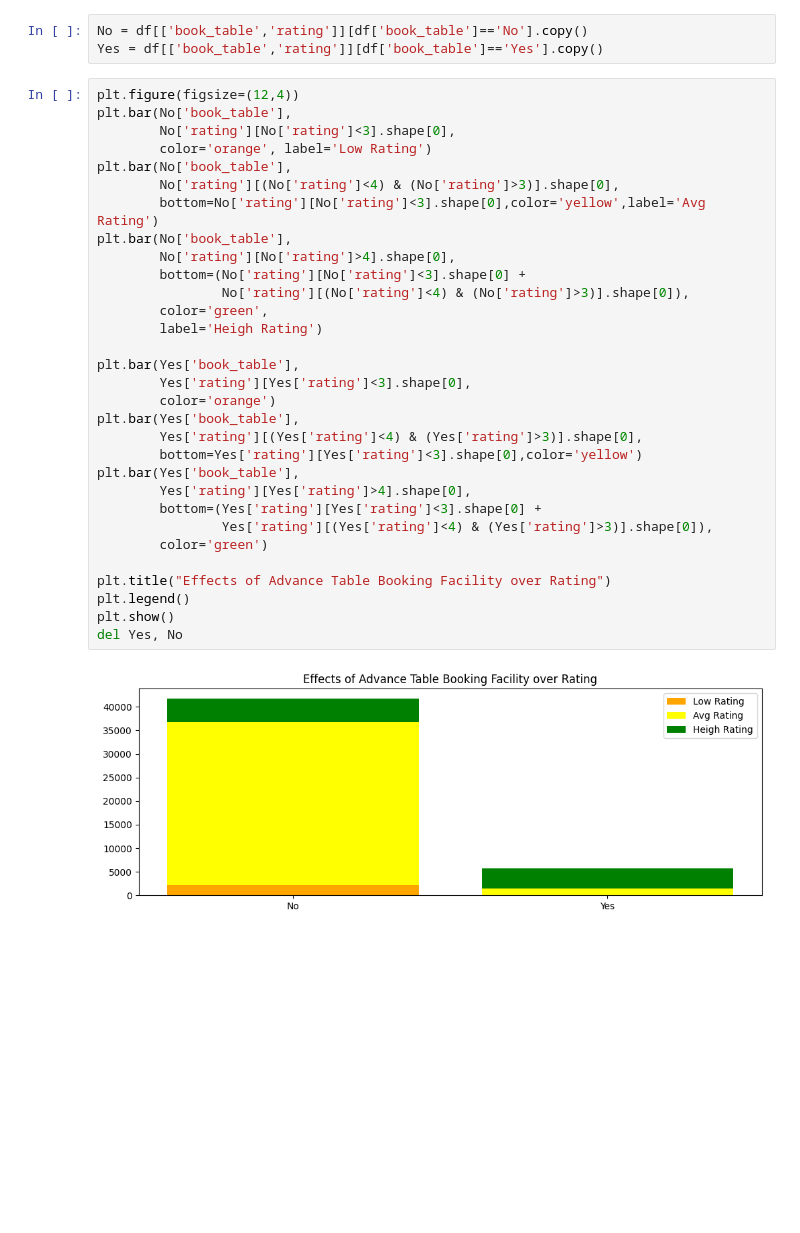
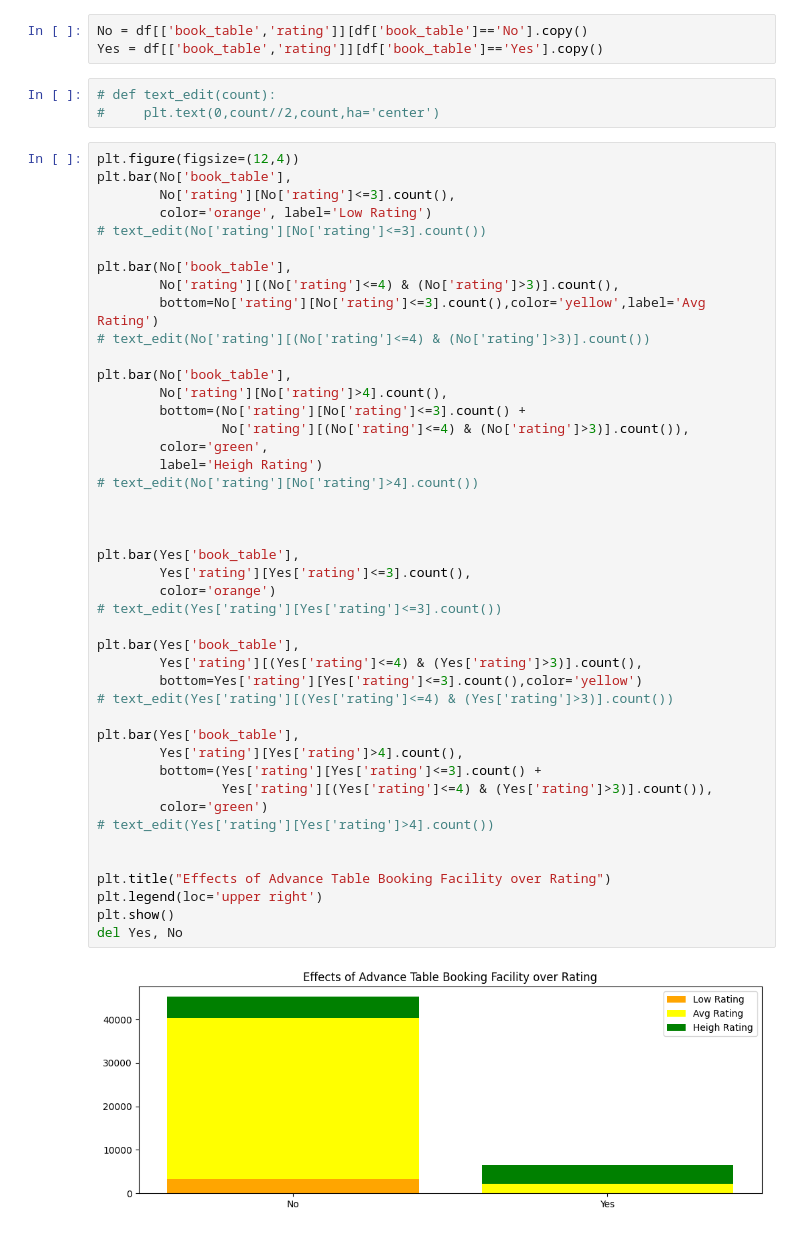
Before and after one commit to KToppo/Pandas, a Jupyter notebook: Zomato/Visualization.ipynb, the cells around one changed output. Saved outputs shown, nothing was run; the diff lists cells and outputs as text; blank space fills up the shorter version.

```diff
--- a/Zomato/Visualization.ipynb
+++ b/Zomato/Visualization.ipynb
@@ -109,36 +113,52 @@ plt.show()
 # %%
 No = df[['book_table','rating']][df['book_table']=='No'].copy()
 Yes = df[['book_table','rating']][df['book_table']=='Yes'].copy()
+# %%
+# def text_edit(count):
+#     plt.text(0,count//2,count,ha='center')
 # %%
 plt.figure(figsize=(12,4))
 plt.bar(No['book_table'],
-        No['rating'][No['rating']<3].shape[0],
+        No['rating'][No['rating']<=3].count(),
         color='orange', label='Low Rating')
+# text_edit(No['rating'][No['rating']<=3].count())
+
 plt.bar(No['book_table'],
-        No['rating'][(No['rating']<4) & (No['rating']>3)].shape[0],
-        bottom=No['rating'][No['rating']<3].shape[0],color='yellow',label='Avg Rating')
+        No['rating'][(No['rating']<=4) & (No['rating']>3)].count(),
+        bottom=No['rating'][No['rating']<=3].count(),color='yellow',label='Avg Rating')
+# text_edit(No['rating'][(No['rating']<=4) & (No['rating']>3)].count())
+
 plt.bar(No['book_table'],
-        No['rating'][No['rating']>4].shape[0],
-        bottom=(No['rating'][No['rating']<3].shape[0] +
-                No['rating'][(No['rating']<4) & (No['rating']>3)].shape[0]),
+        No['rating'][No['rating']>4].count(),
+        bottom=(No['rating'][No['rating']<=3].count() +
+                No['rating'][(No['rating']<=4) & (No['rating']>3)].count()),
         color='green',
         label='Heigh Rating')
+# text_edit(No['rating'][No['rating']>4].count())
+
+
 
 plt.bar(Yes['book_table'],
-        Yes['rating'][Yes['rating']<3].shape[0],
+        Yes['rating'][Yes['rating']<=3].count(),
         color='orange')
+# text_edit(Yes['rating'][Yes['rating']<=3].count())
+
 plt.bar(Yes['book_table'],
-        Yes['rating'][(Yes['rating']<4) & (Yes['rating']>3)].shape[0],
-        bottom=Yes['rating'][Yes['rating']<3].shape[0],color='yellow')
+        Yes['rating'][(Yes['rating']<=4) & (Yes['rating']>3)].count(),
+        bottom=Yes['rating'][Yes['rating']<=3].count(),color='yellow')
+# text_edit(Yes['rating'][(Yes['rating']<=4) & (Yes['rating']>3)].count())
+
 plt.bar(Yes['book_table'],
-        Yes['rating'][Yes['rating']>4].shape[0],
-        bottom=(Yes['rating'][Yes['rating']<3].shape[0] +
-                Yes['rating'][(Yes['rating']<4) & (Yes['rating']>3)].shape[0]),
+        Yes['rating'][Yes['rating']>4].count(),
+        bottom=(Yes['rating'][Yes['rating']<=3].count() +
+                Yes['rating'][(Yes['rating']<=4) & (Yes['rating']>3)].count()),
         color='green')
+# text_edit(Yes['rating'][Yes['rating']>4].count())
+
 
 plt.title("Effects of Advance Table Booking Facility over Rating")
-plt.legend()
+plt.legend(loc='upper right')
 plt.show()
 del Yes, No
 # %% [output]
-[figure, old version]
+[figure, new version]
```
Also changed, not shown: parts of 10 cells of this notebook.
